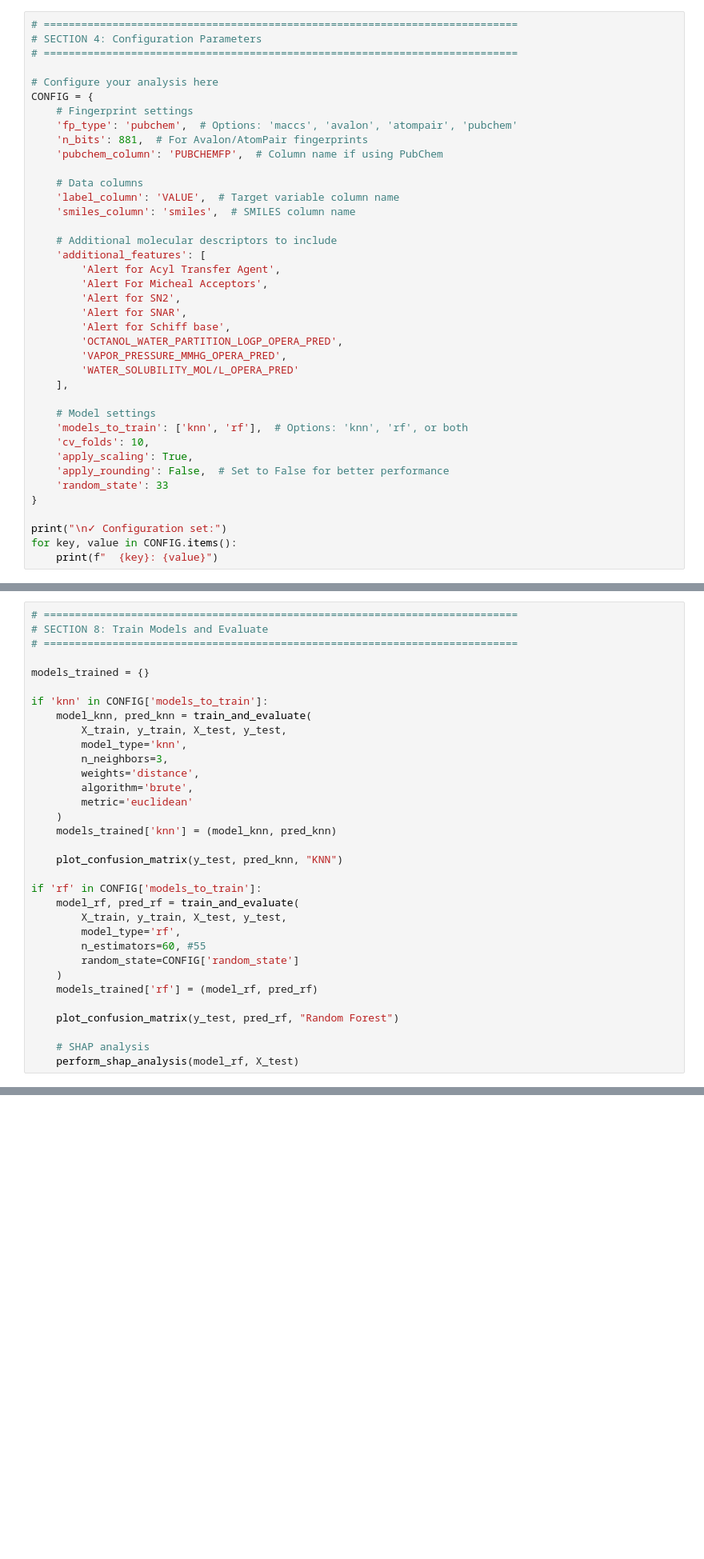
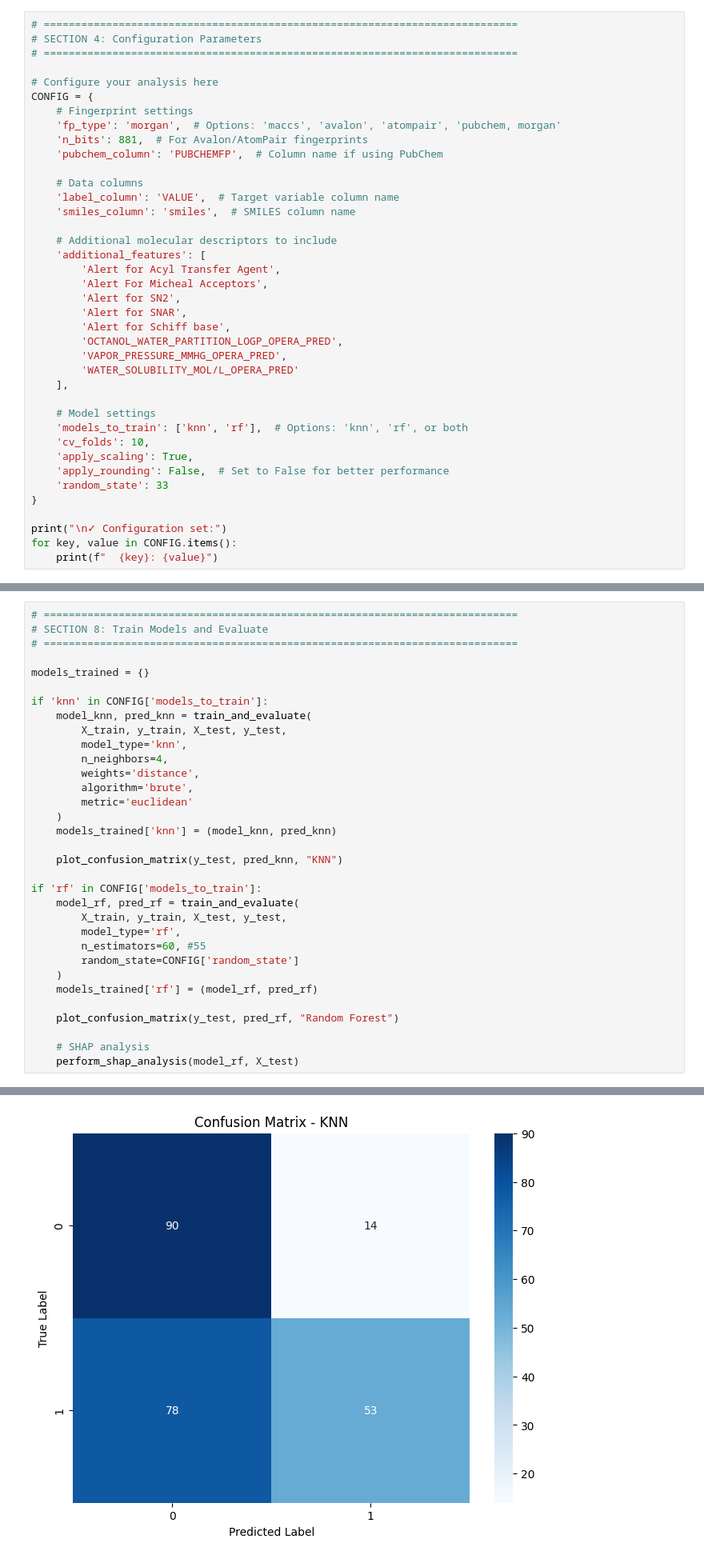
Before and after one commit to DaniChinwendu/skin-sensitization-prediction, a Jupyter notebook: Train_and_Test.ipynb, the cells around one changed output, grey strips where cells are left out. Shown at 80% size. Drawn from its saved outputs; the diff is of its cells as text; blank space fills up the shorter version.

```diff
--- a/Train_and_Test.ipynb
+++ b/Train_and_Test.ipynb
@@ -138,7 +138,7 @@ First few rows of test data:
 # Configure your analysis here
 CONFIG = {
     # Fingerprint settings
-    'fp_type': 'pubchem',  # Options: 'maccs', 'avalon', 'atompair', 'pubchem'
+    'fp_type': 'morgan',  # Options: 'maccs', 'avalon', 'atompair', 'pubchem, morgan'
     'n_bits': 881,  # For Avalon/AtomPair fingerprints
     'pubchem_column': 'PUBCHEMFP',  # Column name if using PubChem
 
@@ -562,7 +643,7 @@ if 'knn' in CONFIG['models_to_train']:
     model_knn, pred_knn = train_and_evaluate(
         X_train, y_train, X_test, y_test,
         model_type='knn',
-        n_neighbors=3,
+        n_neighbors=4,
         weights='distance',
         algorithm='brute',
         metric='euclidean'
@@ -584,3 +665,4 @@ if 'rf' in CONFIG['models_to_train']:
 
     # SHAP analysis
     perform_shap_analysis(model_rf, X_test)
+# %% [output]
@@ -586,0 +689 @@ if 'rf' in CONFIG['models_to_train']:
+[figure, added]
```
Also changed, not shown: parts of 6 cells of this notebook.
